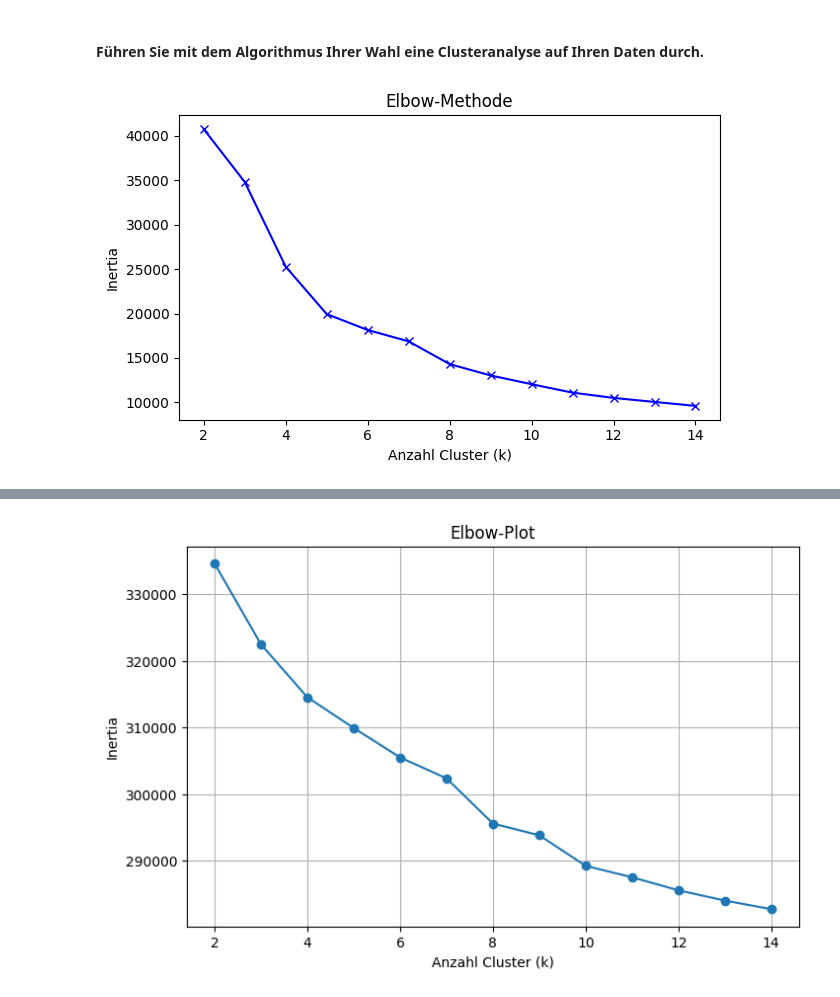
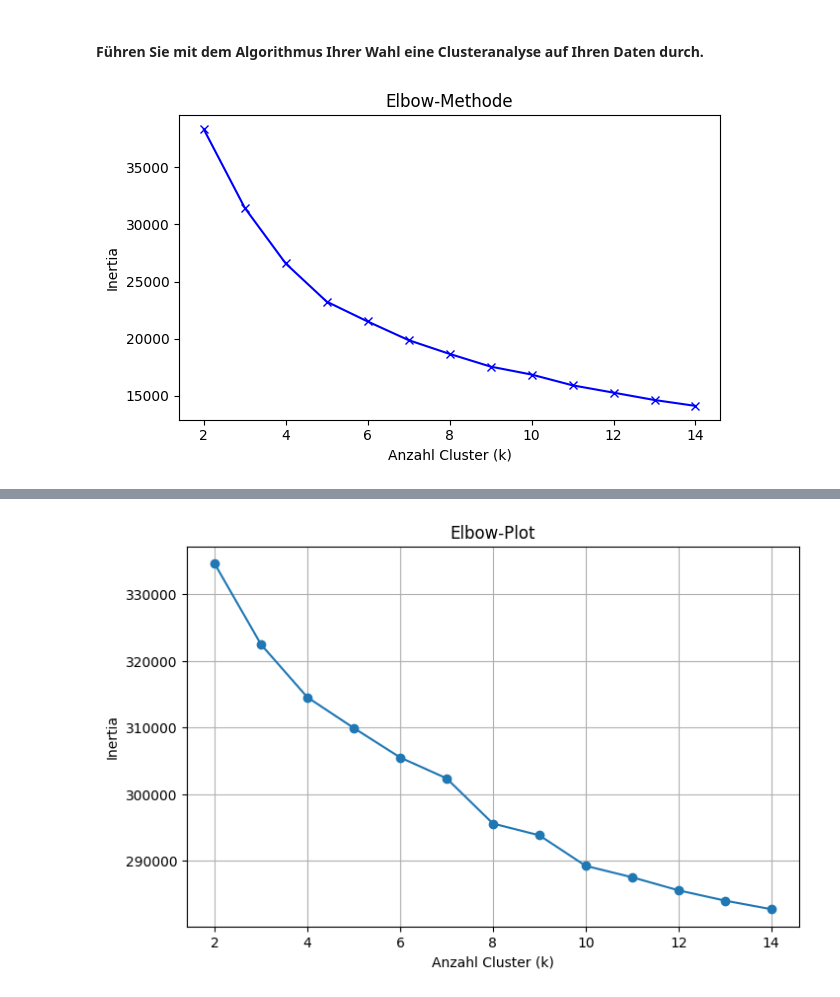
Before and after one commit to Moritz148/data-analytics-project, a Jupyter notebook: Mindestanforderungen5_Denny.ipynb, the cells around one changed output, grey strips where cells are left out. Cells and saved outputs as stored; diff of their text form; code cells hidden in the pictures.

```diff
--- a/Mindestanforderungen5_Denny.ipynb
+++ b/Mindestanforderungen5_Denny.ipynb
@@ -18,34 +18,37 @@ from sklearn.preprocessing import StandardScaler
 columns_to_use = ['MaxAge', 'YearsCode', 'WorkExp', 'JobSat', 'ConvertedCompYearly']
 df = pd.read_csv("survey_results_shortened.csv", usecols=columns_to_use)
 
+df_q98 = (df[df['ConvertedCompYearly'] <= df['ConvertedCompYearly'].quantile(0.98)])
+
+
 # 2. Fehlende Werte behandeln
-df_clean = df.dropna()  # Oder geeignete Imputation
+df_clean = df_q98.dropna()  # Oder geeignete Imputation
 
 # 3. Daten skalieren
 scaler = StandardScaler()
 X_scaled = scaler.fit_transform(df_clean)
 
 # 4. Beste Clusteranzahl finden
 K = range(2, 15)
 inertias = []
 
 
 for k in K:
     kmeans = KMeans(n_clusters=k, random_state=42)
     cluster_labels = kmeans.fit_predict(X_scaled)
     inertias.append(kmeans.inertia_)
 
 
 # 5. Elbow- und Silhouetten-Plots
 plt.figure(figsize=(12, 4))
 
 plt.subplot(1, 2, 1)
 plt.plot(K, inertias, 'bx-')
 plt.title('Elbow-Methode')
 plt.xlabel('Anzahl Cluster (k)')
 plt.ylabel('Inertia')
 
 plt.tight_layout()
 plt.show()
 # %% [output]
-[figure, old version]
+[figure, new version]
```
Also changed, not shown: parts of 8 cells of this notebook.
